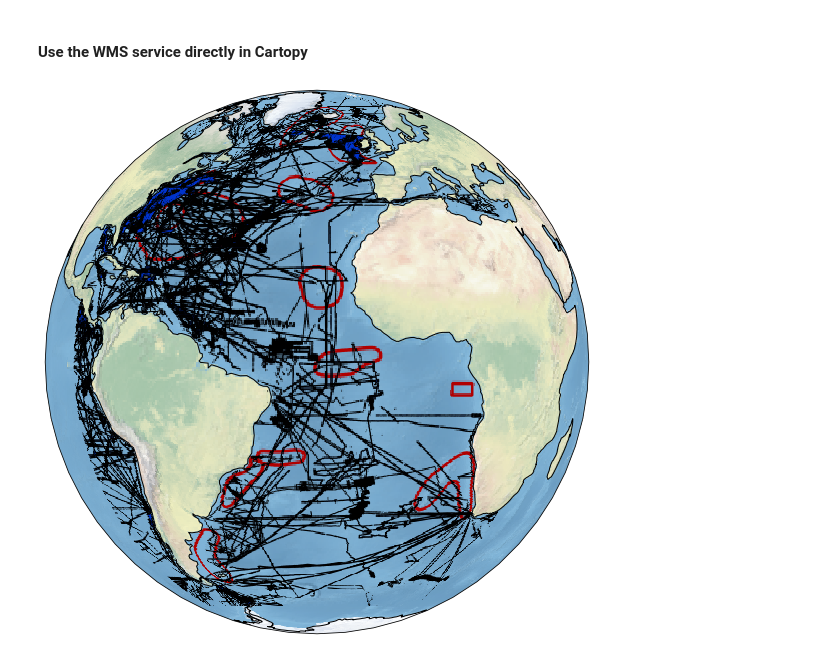
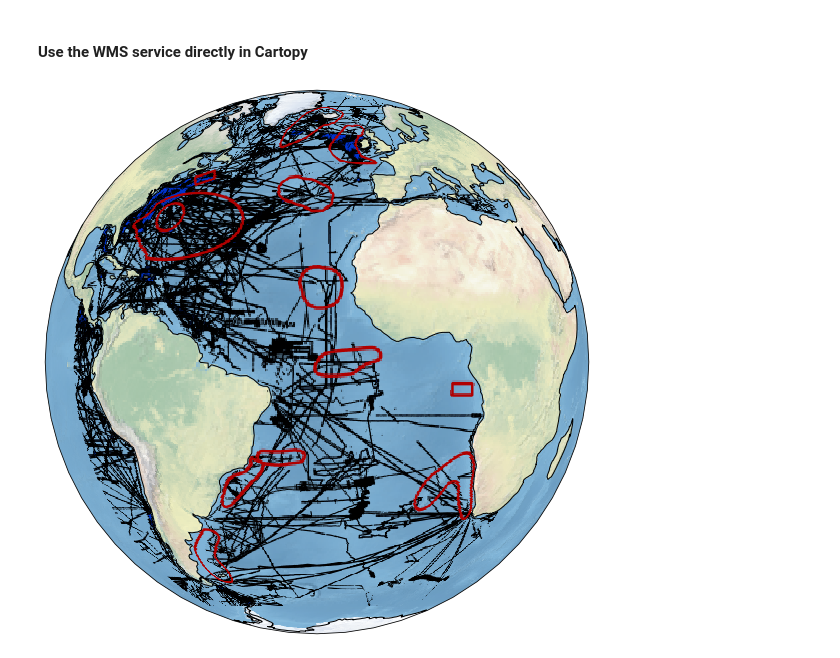
Before and after one commit to iAtlanitcGeoNode/OGC_webservices_workshop, a Jupyter notebook: 2_visualize_data_with_WMS.ipynb, the cells around one changed output. Cells and saved outputs as stored; diff of their text form; code cells hidden in the pictures.

```diff
--- a/2_visualize_data_with_WMS.ipynb
+++ b/2_visualize_data_with_WMS.ipynb
@@ -129,14 +127,13 @@ plt.show()
 # %%
 import matplotlib.pyplot as plt
 import cartopy.crs as ccrs
 
 fig = plt.figure(figsize=(10, 10))
 ax = fig.add_subplot(1, 1, 1, projection=ccrs.Orthographic(central_longitude=-25, central_latitude=0)) #set custom projection
 ax.coastlines() #draw coastlines
 ax.stock_img() #draw nice background
-ax.add_wms(wms='http://www.geonode.iatlantic.eu/geoserver/ows',
-           layers=['geonode:iAtlantic_Research_Areas_merged',
-                   'geonode:DCDB_200320_BathyCoverage_iAtlantic']) #access WMS
+ax.add_wms(wms=wms.url,
+           layers=['geonode:DCDB_200320_BathyCoverage_iAtlantic','geonode:iAtlantic_Research_Areas_merged']) #access WMS
 plt.show()
 # %% [output]
-[figure, old version]
+[figure, new version]
```
Also changed, not shown: parts of 3 cells of this notebook, 2 other files.
